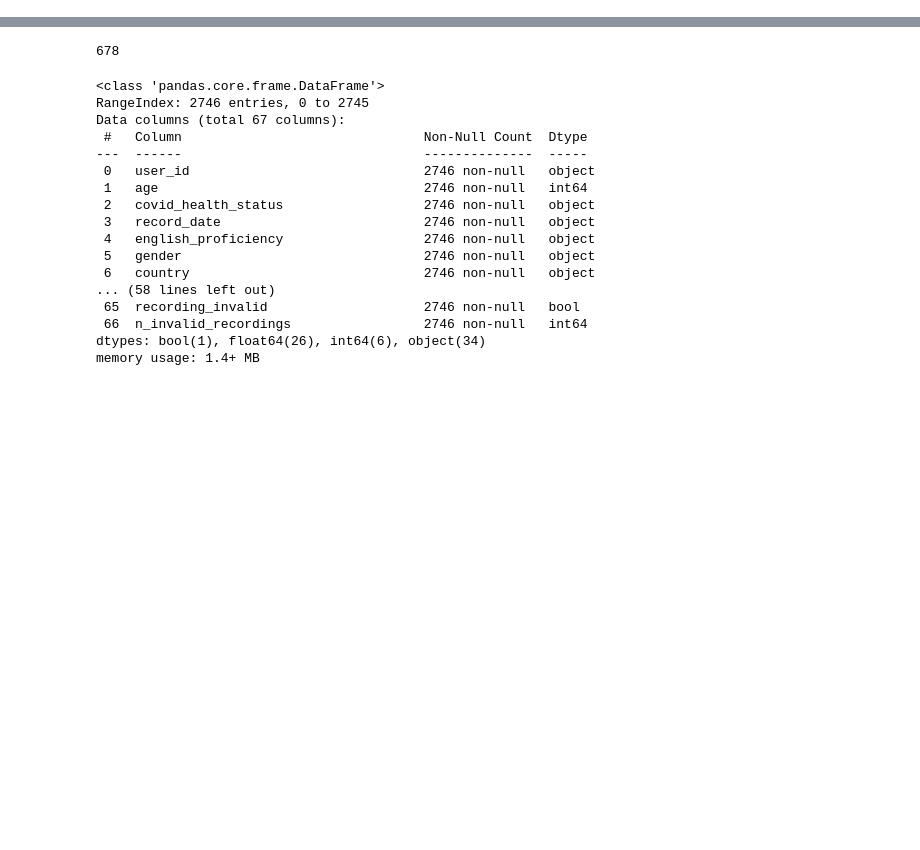
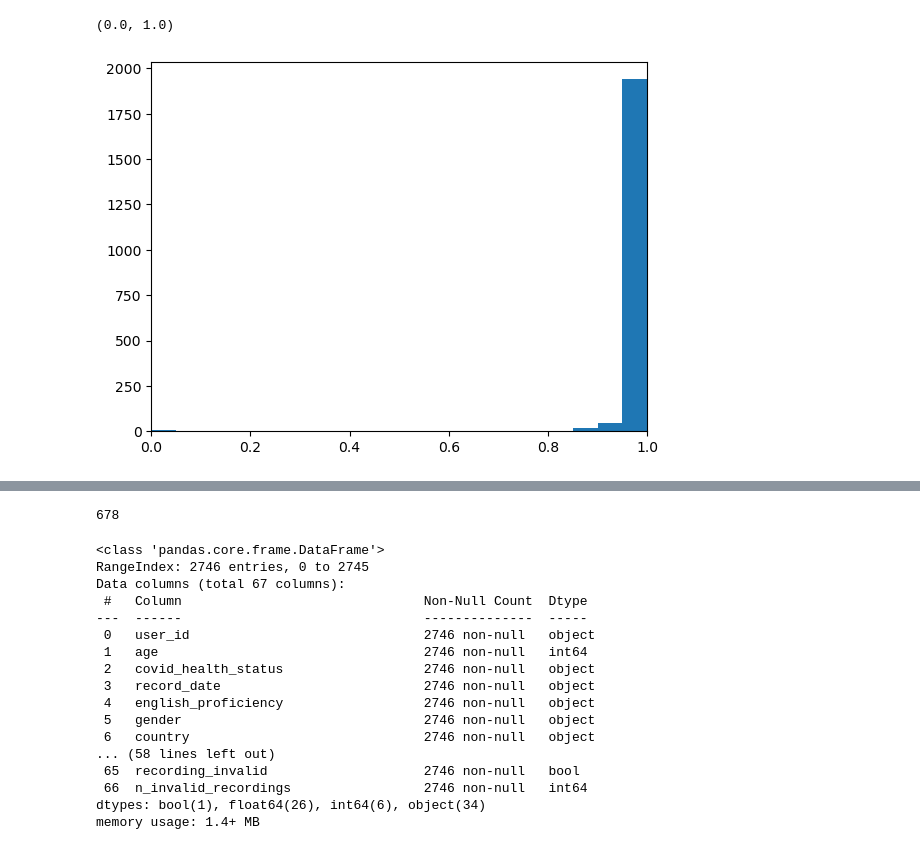
Before and after one commit to MichaelReiter94/acoustic_covid_detection, a Jupyter notebook: python/Jupyter_Notebooks/feature set insights.ipynb, the cells around one changed output, grey strips where cells are left out. Cells and saved outputs as stored; diff of their text form; code cells hidden in the pictures; blank space fills up the shorter version.

```diff
--- a/python/Jupyter_Notebooks/feature set insights.ipynb
+++ b/python/Jupyter_Notebooks/feature set insights.ipynb
@@ -53,0 +67,18 @@ relevant_df = df[["audio_quality_breathing-deep", "audio_quality_breathing-shall
+# %%
+amplitude_dict = {}
+error_ids = []
+for participant in tqdm(dataset.participants):
+    try:
+        rec = participant.recordings[dataset.types_of_recording].get_audio()[0]
+        max_amplitude = np.absolute(rec.max())
+        amplitude_dict[participant.id] = max_amplitude
+    except ValueError:
+        amplitude_dict[participant.id] = 0
+        error_ids.append(participant.id)
+# %%
+amplitudes = [val for key, val in amplitude_dict.items()]
+plt.hist(amplitudes, 20)
+plt.xlim([0, 1])
+# %% [output]
+(0.0, 1.0)
+[figure, new version]
```
Also changed, not shown: parts of 24 cells of this notebook, 8 other files.
